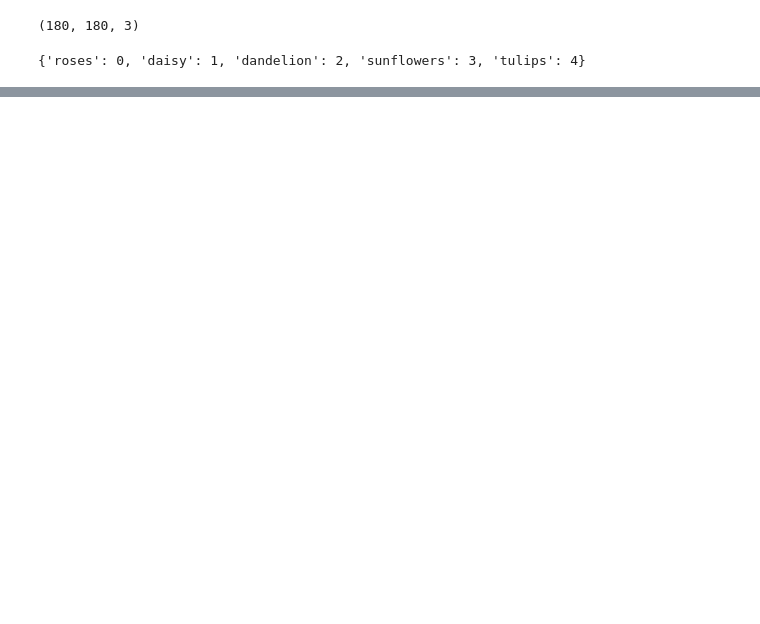
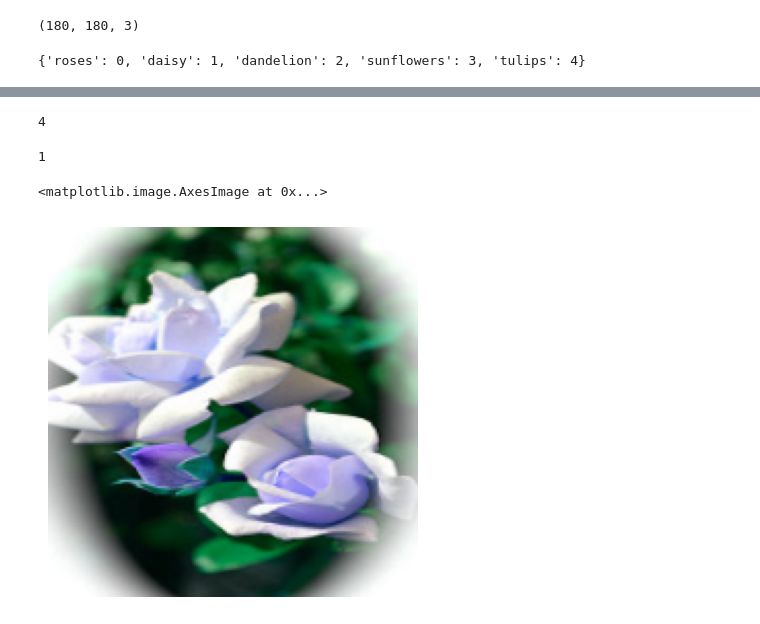
Before and after one commit to daemonX10/Machine-Learning, a Jupyter notebook: 6.0 Deep Learning/Youtube/CNN/colab/data_augmentation.ipynb, the cells around one changed output, grey strips where cells are left out. Saved outputs shown, nothing was run; the diff lists cells and outputs as text; code cells hidden in the pictures; blank space fills up the shorter version.

```diff
--- a/6.0 Deep Learning/Youtube/CNN/colab/data_augmentation.ipynb
+++ b/6.0 Deep Learning/Youtube/CNN/colab/data_augmentation.ipynb
@@ -20,0 +9,5 @@ Successfully installed opencv-python-4.10.0.82
+# %%
+dataset_url = "https://storage.googleapis.com/download.tensorflow.org/example_images/flower_photos.tgz"
+data_dir = tf.keras.utils.get_file('flower_photos', origin=dataset_url,  cache_dir='.', untar=True)
+# cache_dir indicates where to download data. I specified . which means current directory
+# untar true will unzip it
@@ -20,0 +21,4 @@ Successfully installed opencv-python-4.10.0.82
+# %%
+import pathlib
+data_dir = pathlib.Path(data_dir)
+data_dir
@@ -29,8 +35,8 @@ from tensorflow import keras
 from tensorflow.keras import layers
 from tensorflow.keras.models import Sequential
 # %%
-import pathlib
-data_dir = pathlib.Path('./flower_photos')
+# import pathlib
+# data_dir = pathlib.Path('.')
 # %%
 list(data_dir.glob('*/*.jpg'))[:5]
 # %% [output]
@@ -171,0 +191,8 @@ model.fit(X_train_scaled, y_train, epochs=30)
+# %%
+np.argmax(score)
+# %% [output]
+4
+# %%
+y_test[0]
+# %% [output]
+1
@@ -171,0 +209,6 @@ model.fit(X_train_scaled, y_train, epochs=30)
+# %%
+plt.axis('off')
+plt.imshow(X[0])
+# %% [output]
+<matplotlib.image.AxesImage at 0x...>
+[figure, added]
```
Also changed, not shown: parts of 19 cells of this notebook.
